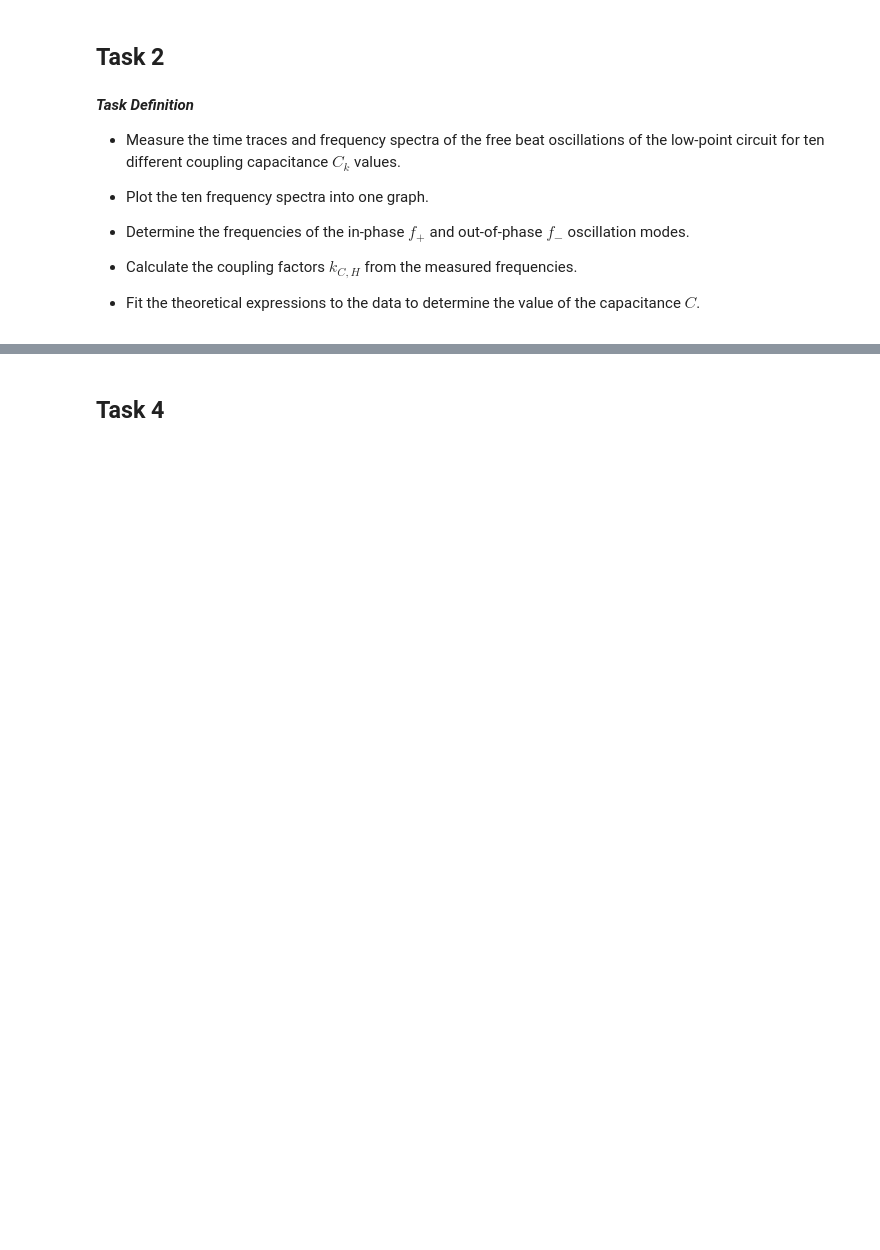
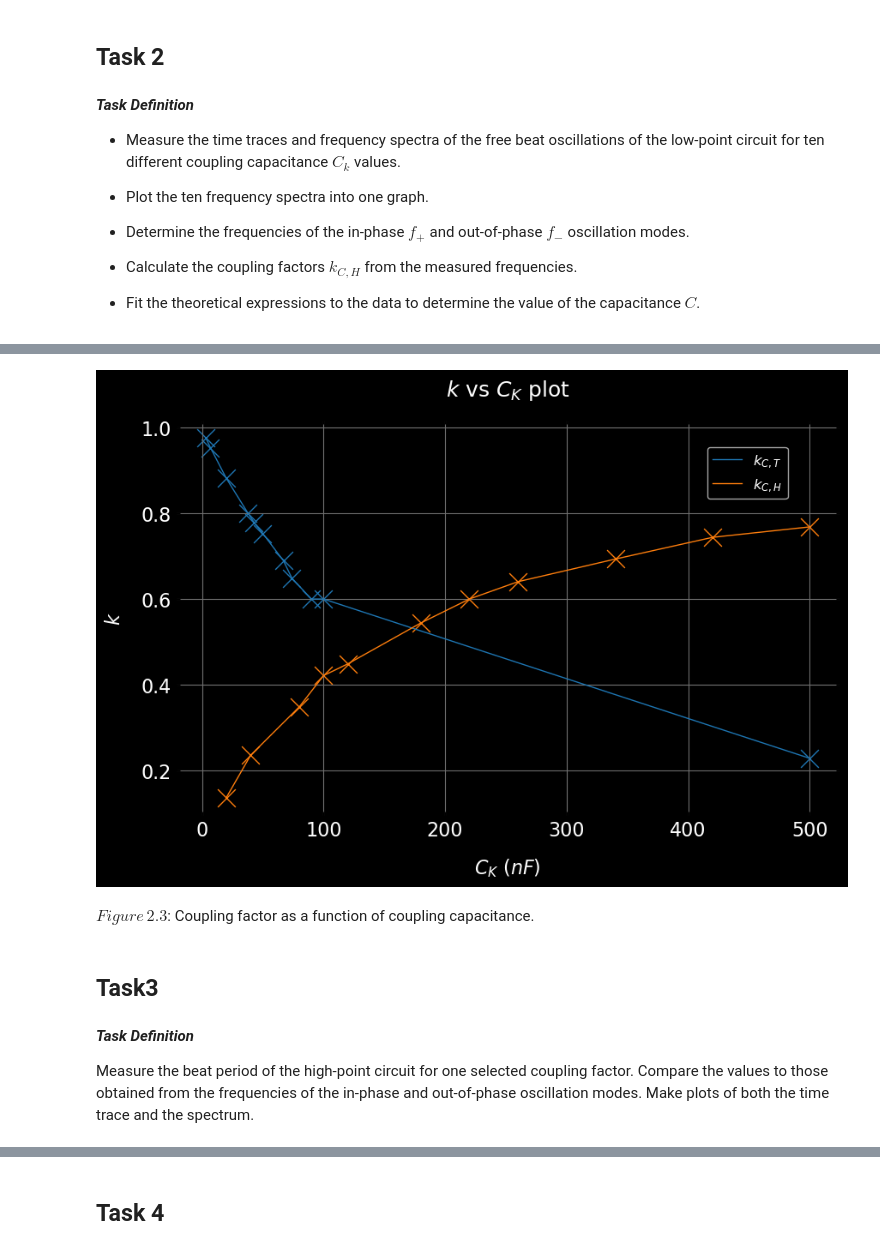
Before and after one commit to edhar98/Lab2, a Jupyter notebook: E17E/E17e Lab Report.ipynb, the cells around one changed output, grey strips where cells are left out. Drawn from its saved outputs; the diff is of its cells as text; code cells hidden in the pictures; blank space fills up the shorter version.

```diff
--- a/E17E/E17e Lab Report.ipynb
+++ b/E17E/E17e Lab Report.ipynb
@@ -202,10 +198,11 @@ def k_fit(c_k_arg, c_arg):
 w_in_arr = np.array(w_in_l) #MHz #Correct
 w_out_arr = np.array(w_out_l) #MHz #Correct
 k_l_arr = abs((w_in_arr**2 - w_out_arr**2)/(w_out_arr**2 + w_in_arr**2)) #Correct
-
+k_C_T = k_l_arr
+C_K_T = np.array(C_k_l)
 #Fitting
 fit = curve_fit(k_fit, np.array(C_k_l), k_l_arr)
-C = fit[0] #in pF
+C = fit[0][0] #in pF
 u_C = np.sqrt(fit[1][0][0])
-dy(Lx(r'$C = (%.2f \pm %.3f) ~\mu F$' % (C*1e-6, u_C*1e-6)))
+dy(Lx(r'Capacitance from fitting: $$C = (%.2f \pm %.3f) ~\mu F$$' % (C*1e-6, u_C*1e-6)))
 # %% [output]
@@ -230,0 +301,21 @@ $C = (0.15 \pm 0.003) ~\mu F$
+# %%
+plt.scatter(C_K_T[:-1]*1e-3, k_C_T[:-1], marker='x')
+plt.scatter(C_K_H*1e-3, k_C_H, marker='x')
+plt.plot(C_K_T[:-1]*1e-3, k_C_T[:-1], label=r'$k_{C,T}$')
+plt.plot(C_K_H*1e-3, k_C_H, label=r'$k_{C,H}$')
+plt.title(r'$k$ vs $C_K$ plot')
+plt.xlabel(r'$C_K$ ($nF$)')
+plt.ylabel(r'$k$')
+plt.legend(loc=(0.8,0.8))
+plt.grid(True)
+plt.show()
+dy(Lx(r'$Figure\, 2.3$: Coupling factor as a function of coupling capacitance.'))
+# %% [output]
+[figure, added]
+$Figure\, 2.3$: Coupling factor as a function of coupling capacitance.
+# %% [markdown]
+## Task3
+# %% [markdown]
+***Task Definition***
+
+Measure the beat period of the high-point circuit for one selected coupling factor. Compare the values to those obtained from the frequencies of the in-phase and out-of-phase oscillation modes. Make plots of both the time trace and the spectrum.
```
Also changed, not shown: parts of 25 cells of this notebook.
